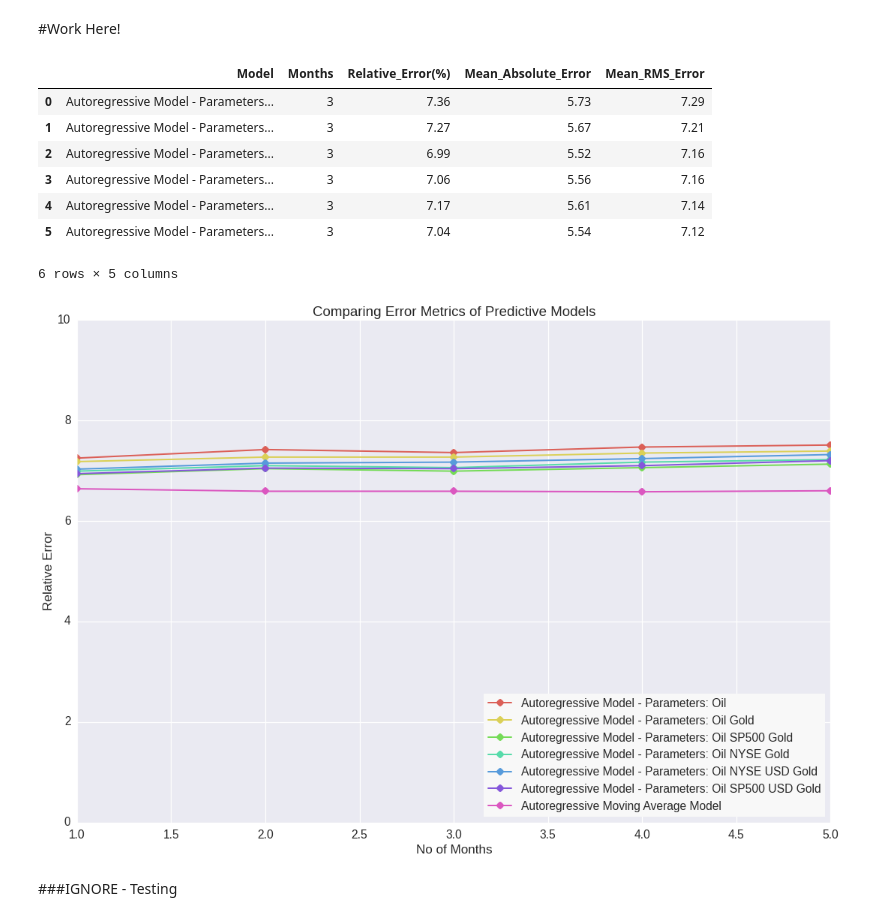
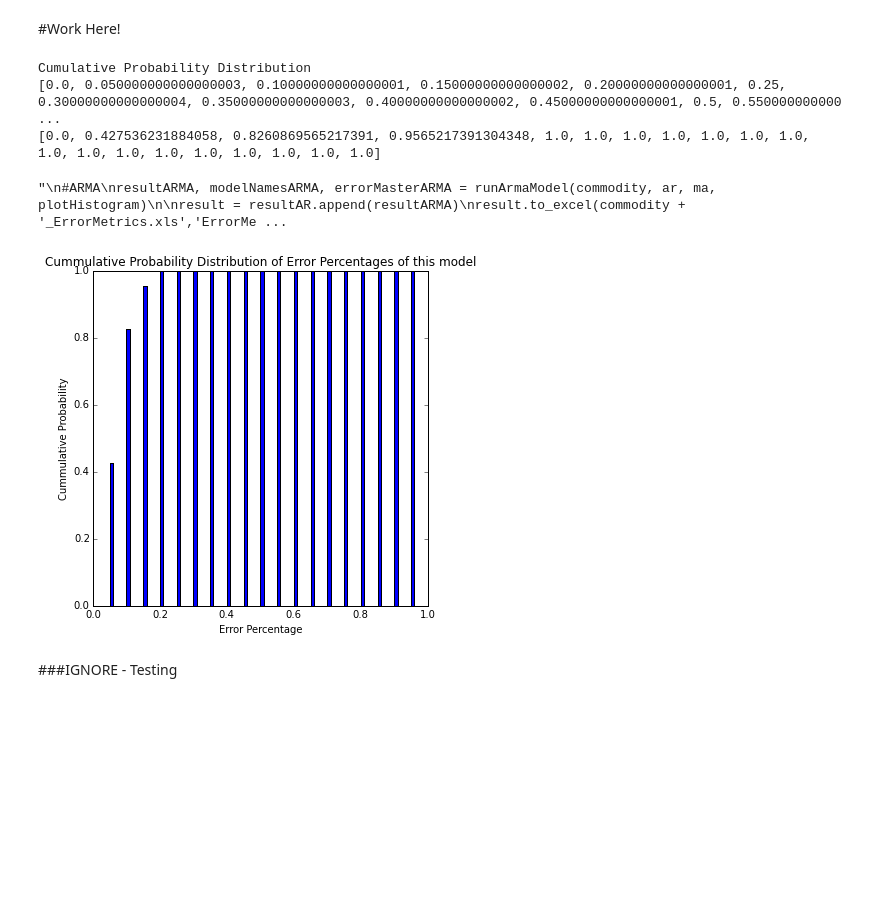
Before and after one commit to Sree-vathsan/CSE591-Data-Science-Project, a Jupyter notebook: RefactoredOilGold.ipynb, the cells around one changed output. Saved outputs shown, nothing was run; the diff lists cells and outputs as text; code cells hidden in the pictures; blank space fills up the shorter version.

Commit message:
Added Cum Prob Distr
Added plots for cumulative prob of error 5

```diff
--- a/RefactoredOilGold.ipynb
+++ b/RefactoredOilGold.ipynb
@@ -452,6 +483,7 @@ def runAutoregressionModel(commodity, inputModels, model, maxMonths, plotHistogr
                 ctr = ctr + 1
 
         #ppl.plot(nMonths,relErrModel, linewidth=2, linestyle=linestyles[m-1], color=colors[m-1], label=modelName, marker='o')
+        computeCumProb(yPred, yArrTest, modelName)
 
         if m==0:
             relErrModelMaster = relErrModel
@@ -551,7 +583,10 @@ inputModels_oil = [
                 np.array([1,0,1,1,1]),
                 np.array([1,1,0,1,1])
                ]
+
+
 #GOLD
+'''
 inputModels_gold = [
                 np.array([1,0,0,0,0,0]),
                 np.array([1,0,0,0,1,0]),
@@ -559,46 +594,46 @@ inputModels_gold = [
                 np.array([1,1,1,0,0,1]),
                 np.array([1,1,1,0,1,1]),
                 np.array([1,1,1,1,1,1])
                ]
-
+'''
+inputModels_gold = [
+                np.array([1,1,1,1,1,1])
+                ]
 maxMonths = 5
 plotHistogram = False
 model = 0
 
 #Change oil/gold
-commodity = oil
-inputModels = inputModels_oil
+commodity = gold
+inputModels = inputModels_gold
 
 #Autoregressive
 resultAR, modelNamesAR, errorMasterAR = runAutoregressionModel(commodity, inputModels, model, maxMonths, plotHistogram)
 
 ar = 5
 ma = 0
-
+'''
 #ARMA
 resultARMA, modelNamesARMA, errorMasterARMA = runArmaModel(commodity, ar, ma, plotHistogram)
 
 result = resultAR.append(resultARMA)
 result.to_excel(commodity + '_ErrorMetrics.xls','ErrorMetrics')
 
 modelNames = np.append(modelNamesAR,modelNamesARMA)
 error = np.vstack((errorMasterAR,errorMasterARMA))
 
 #PLOT
 generateModelComparisonGraph(modelNames, error)
 #generateModelComparisonGraph(modelNamesAR, errorMasterAR)
 
 resultAR
+'''
 # %% [output]
-|  | Model | Months | Relative_Error(%) | Mean_Absolute_Error | Mean_RMS_Error |
-| 0 | Autoregressive Model - Parameters... | 3 | 7.36 | 5.73 | 7.29 |
-| 1 | Autoregressive Model - Parameters... | 3 | 7.27 | 5.67 | 7.21 |
-| 2 | Autoregressive Model - Parameters... | 3 | 6.99 | 5.52 | 7.16 |
-| 3 | Autoregressive Model - Parameters... | 3 | 7.06 | 5.56 | 7.16 |
-| 4 | Autoregressive Model - Parameters... | 3 | 7.17 | 5.61 | 7.14 |
-| 5 | Autoregressive Model - Parameters... | 3 | 7.04 | 5.54 | 7.12 |
-6 rows × 5 columns
+Cumulative Probability Distribution
+[0.0, 0.050000000000000003, 0.10000000000000001, 0.15000000000000002, 0.20000000000000001, 0.25, 0.30000000000000004, 0.35000000000000003, 0.40000000000000002, 0.45000000000000001, 0.5, 0.550000000000 ...
+[0.0, 0.427536231884058, 0.8260869565217391, 0.9565217391304348, 1.0, 1.0, 1.0, 1.0, 1.0, 1.0, 1.0, 1.0, 1.0, 1.0, 1.0, 1.0, 1.0, 1.0, 1.0, 1.0]
+"\n#ARMA\nresultARMA, modelNamesARMA, errorMasterARMA = runArmaModel(commodity, ar, ma, plotHistogram)\n\nresult = resultAR.append(resultARMA)\nresult.to_excel(commodity + '_ErrorMetrics.xls','ErrorMe ...
-[figure, old version]
+[figure, new version]
 # %% [markdown]
 ###IGNORE - Testing
 # %%
```
Also changed, not shown: parts of 7 cells of this notebook, 1 other file.
